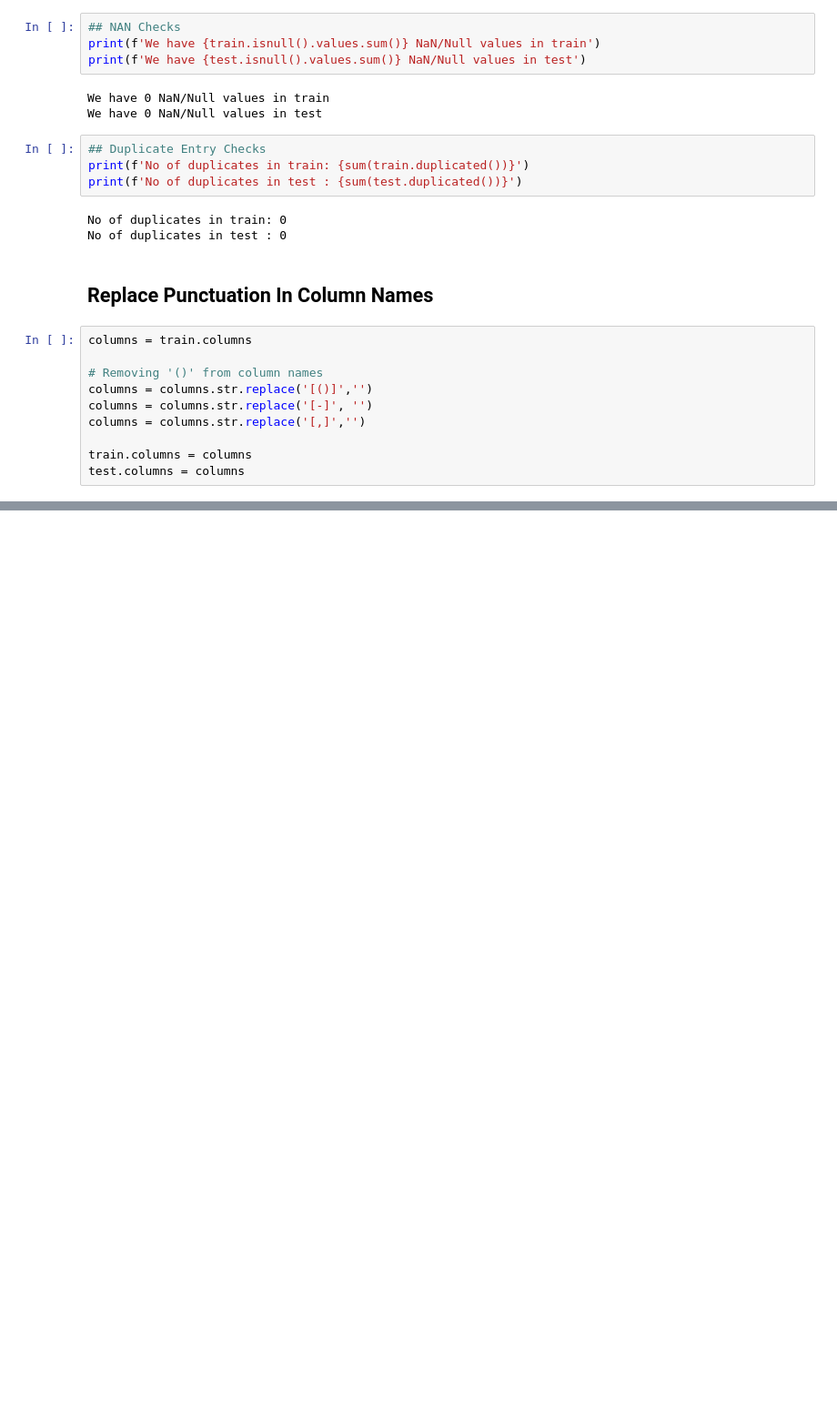
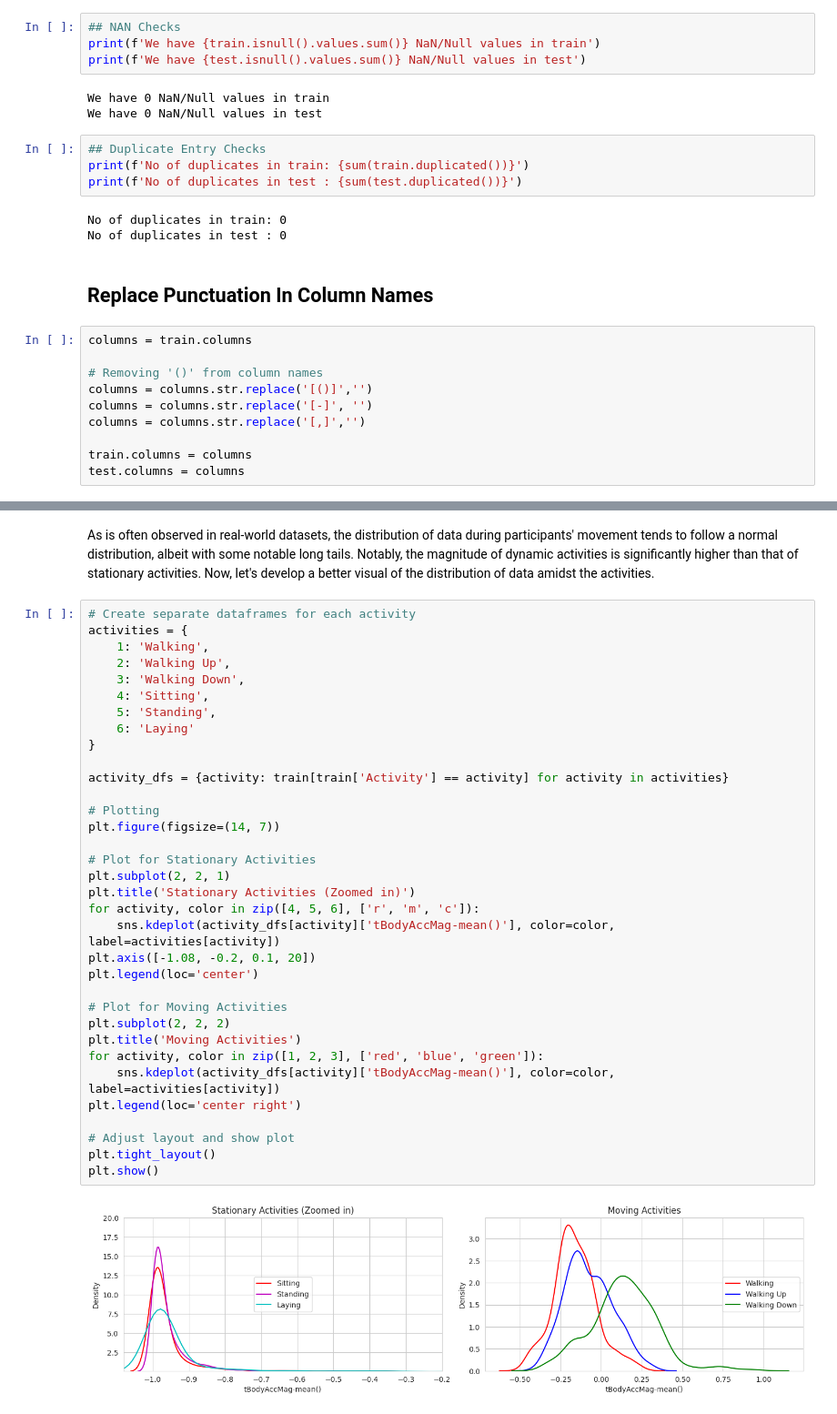
Before and after one commit to AbidAzad/Human-Activity-Recognition, a Jupyter notebook: EDA.ipynb, the cells around one changed output, grey strips where cells are left out. Shown: that part at 91% size. Drawn from its saved outputs; the diff is of its cells as text; blank space fills up the shorter version.

```diff
--- a/EDA.ipynb
+++ b/EDA.ipynb
@@ -140,0 +250,38 @@ test.columns = columns
+# %% [markdown]
+As is often observed in real-world datasets, the distribution of data during participants' movement tends to follow a normal distribution, albeit with some notable long tails. Notably, the magnitude of dynamic activities is significantly higher than that of stationary activities. Now, let's develop a better visual of the distribution of data amidst the activities.
+# %%
+# Create separate dataframes for each activity
+activities = {
+    1: 'Walking',
+    2: 'Walking Up',
+    3: 'Walking Down',
+    4: 'Sitting',
+    5: 'Standing',
+    6: 'Laying'
+}
+
+activity_dfs = {activity: train[train['Activity'] == activity] for activity in activities}
+
+# Plotting
+plt.figure(figsize=(14, 7))
+
+# Plot for Stationary Activities
+plt.subplot(2, 2, 1)
+plt.title('Stationary Activities (Zoomed in)')
+for activity, color in zip([4, 5, 6], ['r', 'm', 'c']):
+    sns.kdeplot(activity_dfs[activity]['tBodyAccMag-mean()'], color=color, label=activities[activity])
+plt.axis([-1.08, -0.2, 0.1, 20])
+plt.legend(loc='center')
+
+# Plot for Moving Activities
+plt.subplot(2, 2, 2)
+plt.title('Moving Activities')
+for activity, color in zip([1, 2, 3], ['red', 'blue', 'green']):
+    sns.kdeplot(activity_dfs[activity]['tBodyAccMag-mean()'], color=color, label=activities[activity])
+plt.legend(loc='center right')
+
+# Adjust layout and show plot
+plt.tight_layout()
+plt.show()
+# %% [output]
+[figure, added]
```
Also changed, not shown: parts of 22 cells of this notebook.
